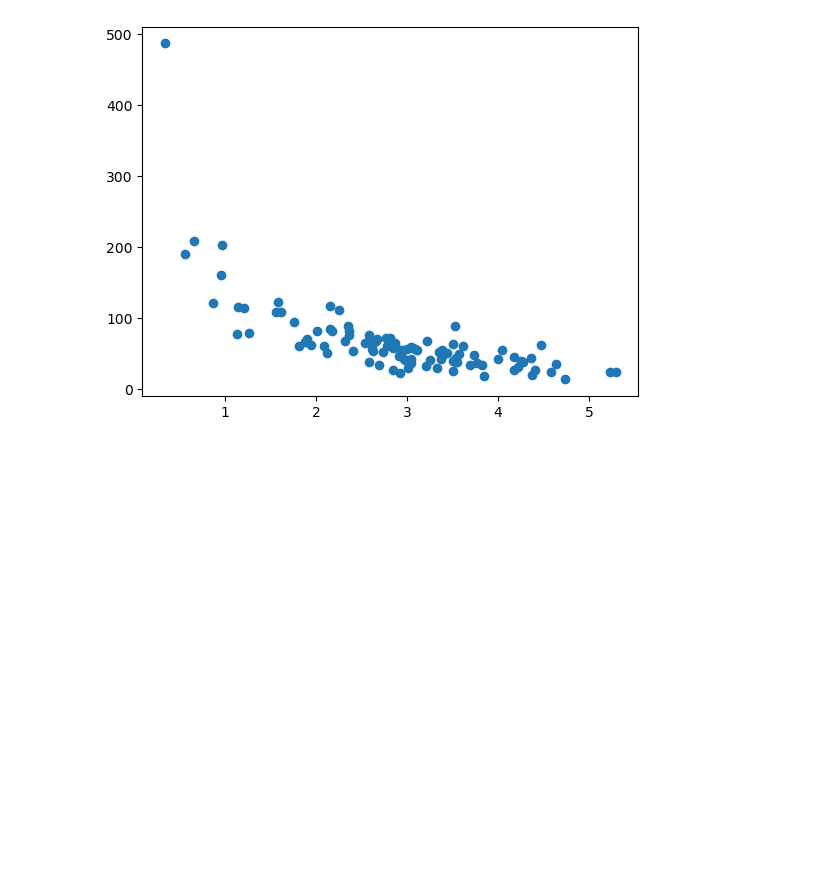
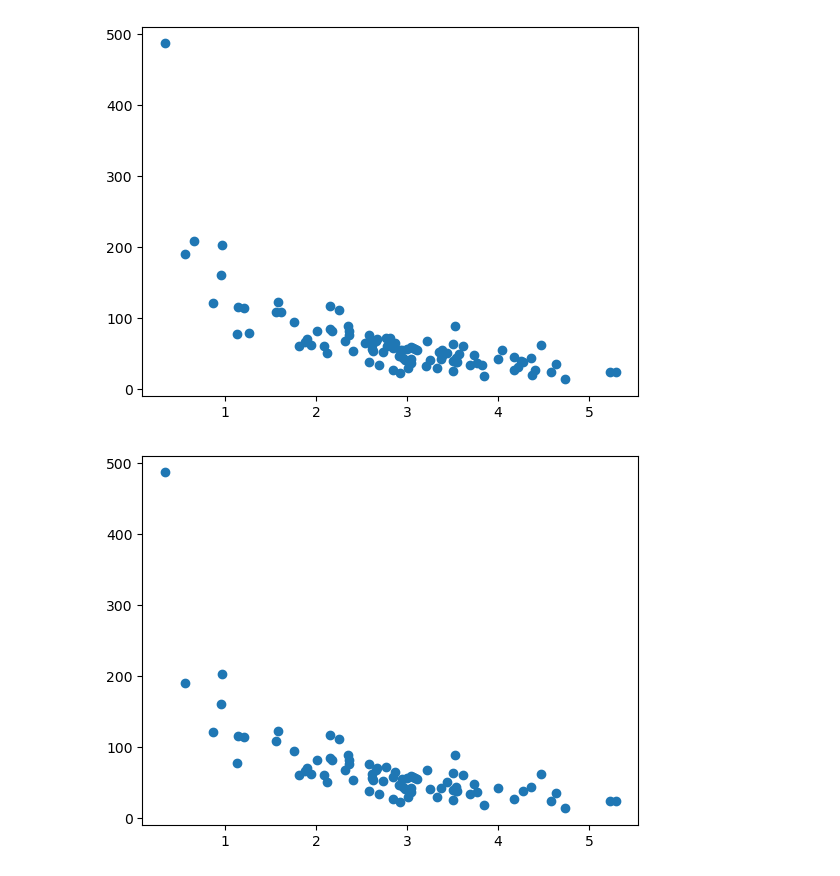
Before and after one commit to codelahiru/multipara-jupyter-notebook, a Jupyter notebook: Python/Python-basics.ipynb, the cells around one changed output. Saved outputs shown, nothing was run; the diff lists cells and outputs as text; code cells hidden in the pictures; blank space fills up the shorter version.

```diff
--- a/Python/Python-basics.ipynb
+++ b/Python/Python-basics.ipynb
@@ -563,3 +563,14 @@ plt.scatter(x, y)
 plt.show()
 # %% [output]
 [figure]
+# %%
+train_x = x[:80]
+train_y = y[:80]
+
+test_x = x[80:]
+test_y = y[80:]
+# %%
+plt.scatter(train_x, train_y)
+plt.show()
+# %% [output]
+[figure, added]
```
Also changed, not shown: parts of 4 cells of this notebook.
